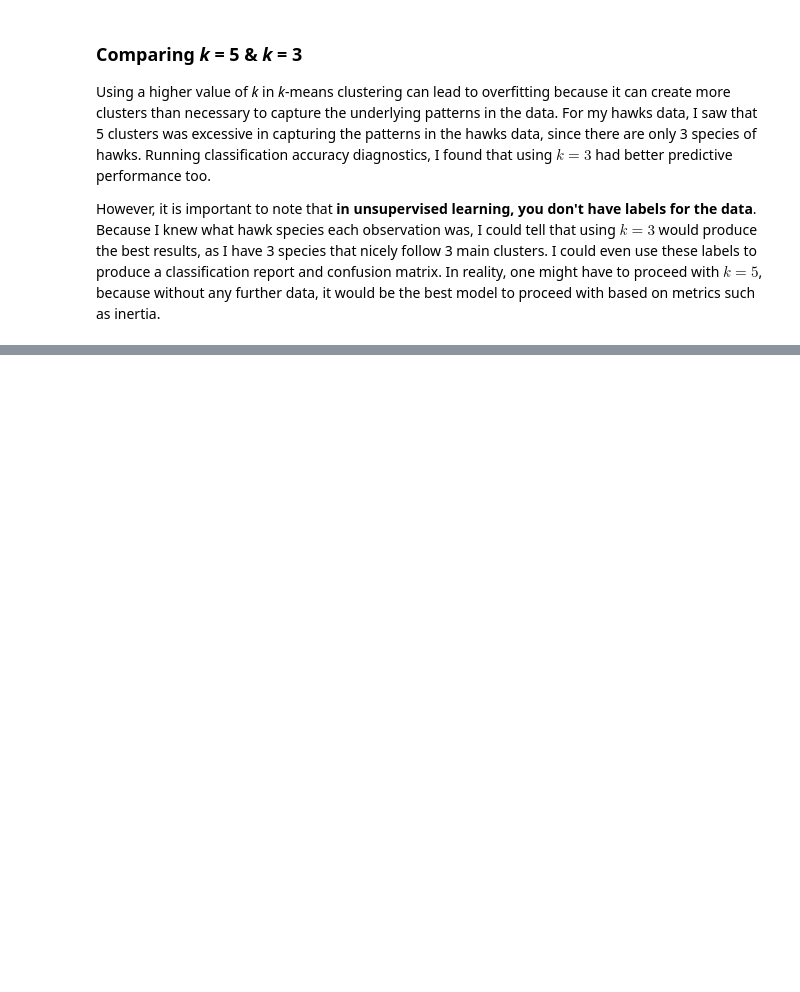
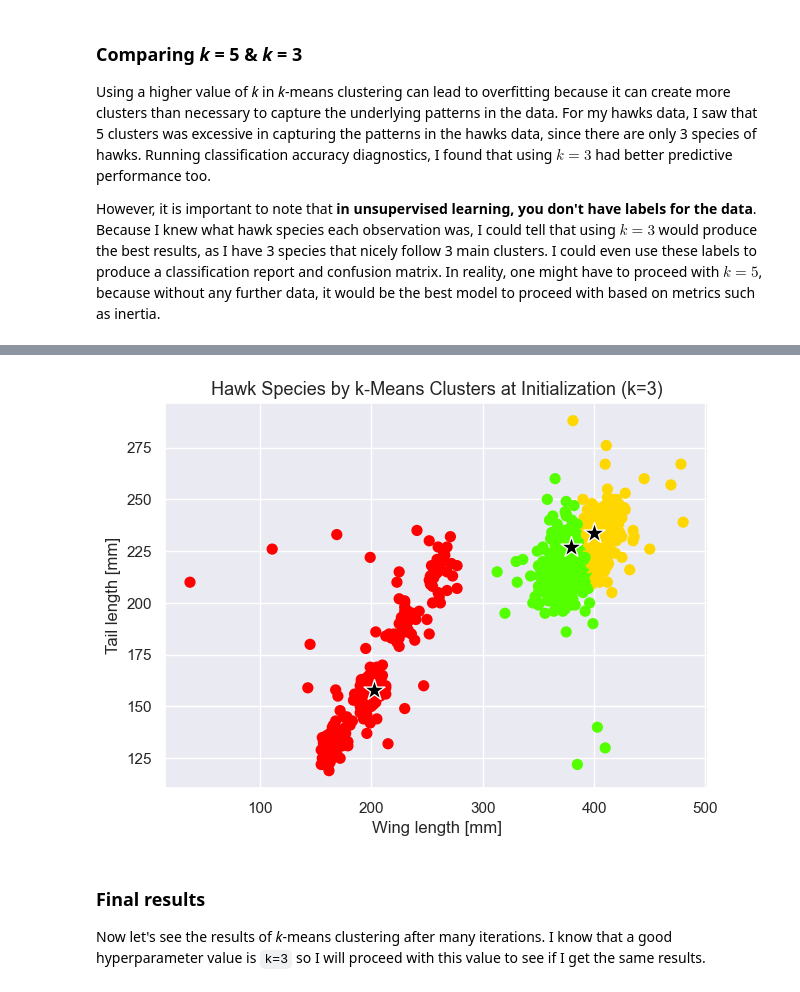
Before and after one commit to kary5678/INDE-577, a Jupyter notebook: unsupervised-learning/k-means_clustering/k-means_clustering.ipynb, the cells around one changed output, grey strips where cells are left out. Saved outputs shown, nothing was run; the diff lists cells and outputs as text; code cells hidden in the pictures; blank space fills up the shorter version.

```diff
--- a/unsupervised-learning/k-means_clustering/k-means_clustering.ipynb
+++ b/unsupervised-learning/k-means_clustering/k-means_clustering.ipynb
@@ -265,0 +387,5 @@ However, it is important to note that **in unsupervised learning, you don't have
+# %%
+# My class takes the data as a numpy.ndarray, so we need to convert the dataframe
+X_np = X.to_numpy()
+
+my_kmc = kMeansClustering()
@@ -265,0 +396,20 @@ However, it is important to note that **in unsupervised learning, you don't have
+# %%
+# Randomly find 3 data points from X
+centroids = X_np[np.random.choice(X_np.shape[0], 3, replace=False), :]
+iteration_one = my_kmc.assign_all_points_to_clusters(X_np, centroids)
+
+# Plot initial clusters
+plt.figure(figsize=(7, 5))
+plt.scatter(X_np[:, 0], X_np[:, 1], c = iteration_one, s = 50, cmap = "prism")
+plt.scatter(centroids[:, 0], centroids[:, 1], marker='*', s = 250, c = "black", edgecolors = "white")
+plt.xlabel("Wing length [mm]")
+plt.ylabel("Tail length [mm]")
+plt.title(f"Hawk Species by k-Means Clusters at Initialization (k=3)", fontsize = 13)
+plt.show()
+plt.show()
+# %% [output]
+[figure, added]
+# %% [markdown]
+### Final results
+
+Now let's see the results of *k*-means clustering after many iterations. I know that a good hyperparameter value is `k=3` so I will proceed with this value to see if I get the same results.
```
Also changed, not shown: parts of 11 cells of this notebook.
